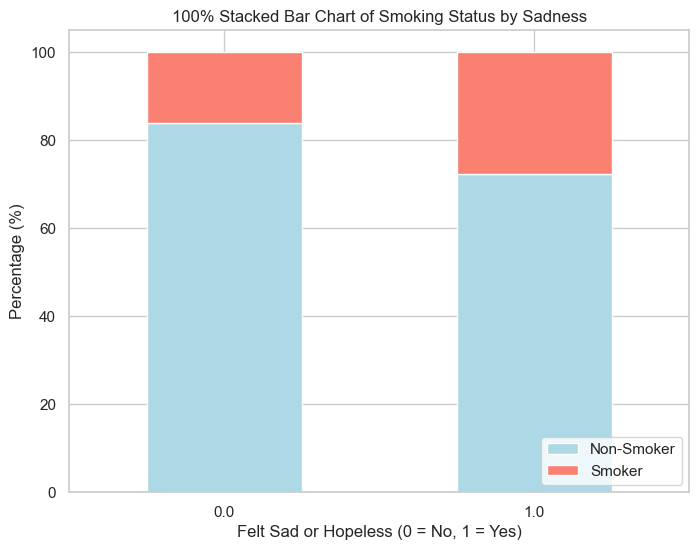
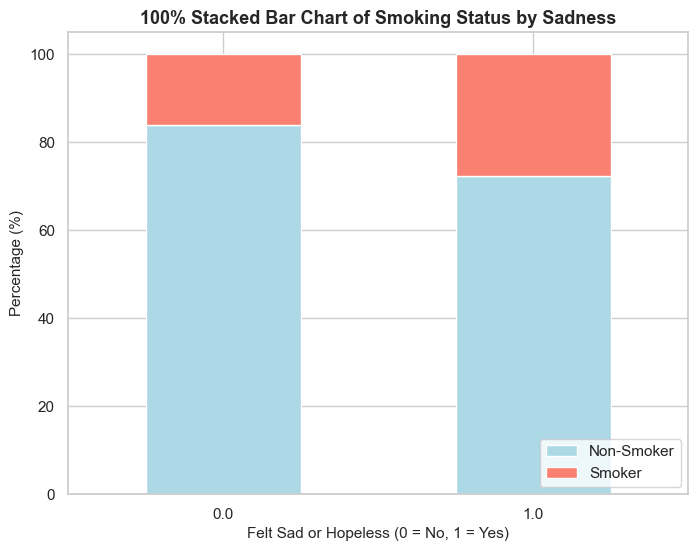
The change to this notebook cell's code, shown as a diff; its figure went from the first image to the second:
--- before
+++ after
@@ -1,12 +1,14 @@
-cross_tab_counts = pd.crosstab(df_clean['Sad_recoded'], df_clean['Smoke_recoded'])
-cross_tab_counts.to_csv('../outputs/tables/contingency_table.csv', encoding='utf-8')
+import pandas as pd
+import matplotlib.pyplot as plt
 
 pivot_df = pd.crosstab(df_clean['Sad_recoded'], df_clean['Smoke_recoded'], normalize='index') * 100
+
 pivot_df.plot(kind='bar', stacked=True, figsize=(8, 6), color=['lightblue', 'salmon'])
 
-plt.title('100% Stacked Bar Chart of Smoking Status by Sadness')
-plt.xlabel('Felt Sad or Hopeless (0 = No, 1 = Yes)')
-plt.ylabel('Percentage (%)')
+plt.title('100% Stacked Bar Chart of Smoking Status by Sadness', fontsize=13, fontweight='bold')
+plt.xlabel('Felt Sad or Hopeless (0 = No, 1 = Yes)', fontsize=11)
+plt.ylabel('Percentage (%)', fontsize=11)
 plt.xticks(rotation=0)
+
 plt.legend(['Non-Smoker', 'Smoker'], loc='lower right')
 

Commit: Add files via upload